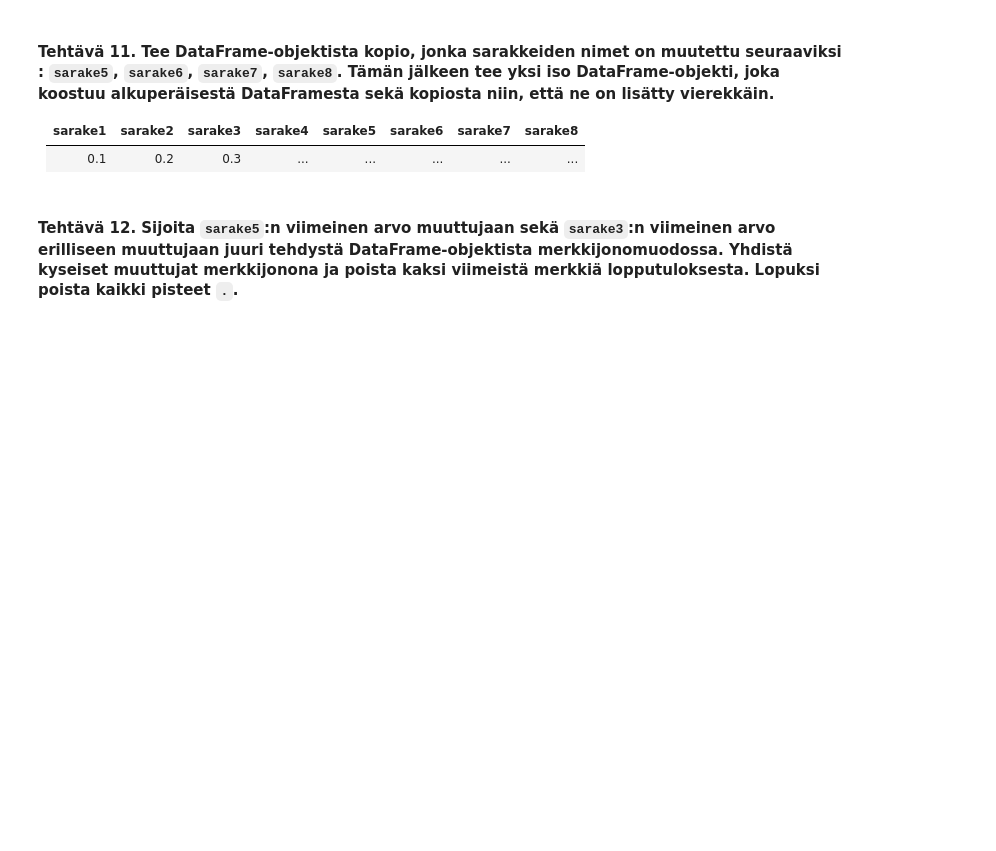
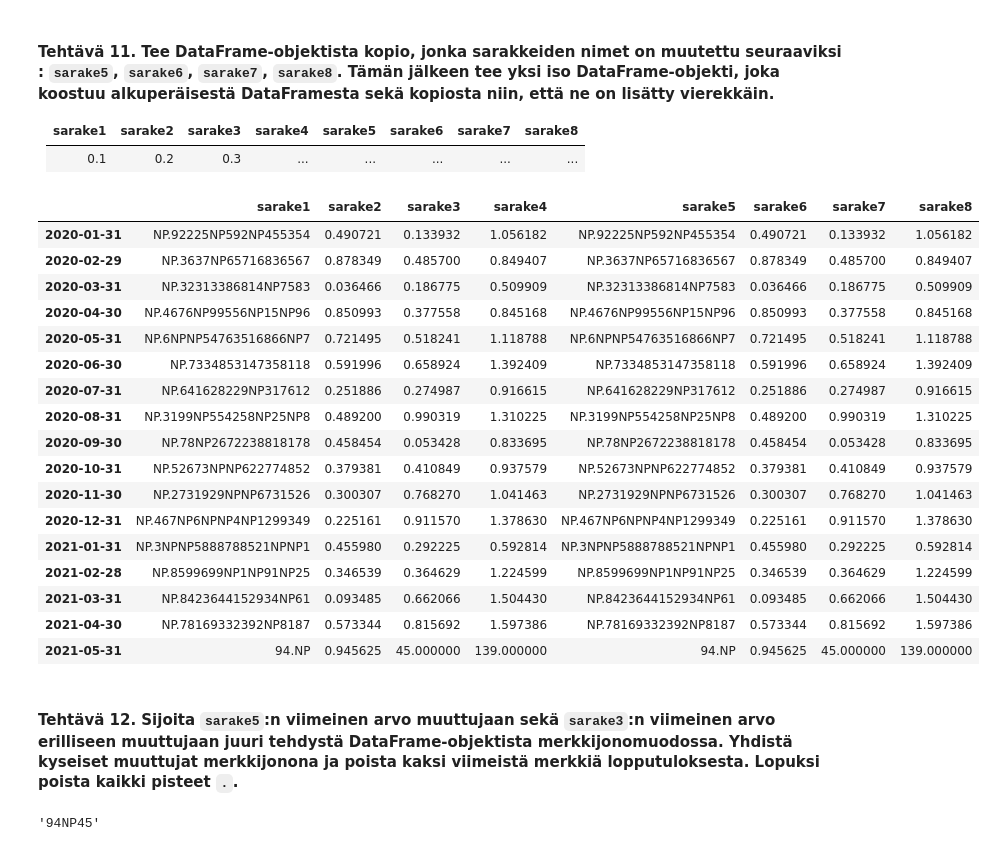
Before and after one commit to sannikattilakoski/datan-esikasittely, a Jupyter notebook: harjoitukset/Harjoitus_2_(Pandas).ipynb, the cells around one changed output. Cells and saved outputs as stored; diff of their text form; code cells hidden in the pictures; blank space fills up the shorter version.

```diff
--- a/harjoitukset/Harjoitus_2_(Pandas).ipynb
+++ b/harjoitukset/Harjoitus_2_(Pandas).ipynb
@@ -167,3 +167,5 @@ dataset
 #### Tehtävä 8. Resetoi DataFrame-objektin indeksi ja tulosta rivien määrä
 # %%
 #Käytetään reset_index() metodia indeksin resetoimiseen
+dataset.reset_index(drop=True, inplace=True)
+dataset
@@ -173,0 +193,5 @@ dataset
+# %%
+# Käytetään data_range:a aikasarjadatan tekemiseen
+timeserie = pd.date_range(start="1/1/2020", periods=len(dataset), freq='M')
+dataset.set_index(timeserie,inplace=True)
+dataset
@@ -177,0 +219,7 @@ dataset
+# %%
+# Muutetaan sarake1:n arvot merkkijonoksi astype() metodilla
+dataset["sarake1"] = dataset["sarake1"].astype(str)
+# Korvataan nollat 'NP'-kirjaimilla käyttäen str.replace:a
+dataset['sarake1'] = dataset['sarake1'].str.replace('0','NP')
+
+dataset
@@ -187,2 +252,27 @@ dataset
+# %%
+#
+dataframe_copy = dataset.copy()
+dataframe_copy.rename(columns = {'sarake1':'sarake5','sarake2':'sarake6','sarake3':'sarake7','sarake4':'sarake8'}, inplace = True)
+newframe = pd.concat([dataset, dataframe_copy], axis=1, join='inner')
+newframe
+# %% [output]
+|  | sarake1 | sarake2 | sarake3 | sarake4 | sarake5 | sarake6 | sarake7 | sarake8 |
+| 2020-01-31 | NP.92225NP592NP455354 | 0.490721 | 0.133932 | 1.056182 | NP.92225NP592NP455354 | 0.490721 | 0.133932 | 1.056182 |
+| 2020-02-29 | NP.3637NP65716836567 | 0.878349 | 0.485700 | 0.849407 | NP.3637NP65716836567 | 0.878349 | 0.485700 | 0.849407 |
+| 2020-03-31 | NP.32313386814NP7583 | 0.036466 | 0.186775 | 0.509909 | NP.32313386814NP7583 | 0.036466 | 0.186775 | 0.509909 |
+| 2020-04-30 | NP.4676NP99556NP15NP96 | 0.850993 | 0.377558 | 0.845168 | NP.4676NP99556NP15NP96 | 0.850993 | 0.377558 | 0.845168 |
+| 2020-05-31 | NP.6NPNP54763516866NP7 | 0.721495 | 0.518241 | 1.118788 | NP.6NPNP54763516866NP7 | 0.721495 | 0.518241 | 1.118788 |
+| 2020-06-30 | NP.7334853147358118 | 0.591996 | 0.658924 | 1.392409 | NP.7334853147358118 | 0.591996 | 0.658924 | 1.392409 |
+| 2020-07-31 | NP.641628229NP317612 | 0.251886 | 0.274987 | 0.916615 | NP.641628229NP317612 | 0.251886 | 0.274987 | 0.916615 |
+| 2020-08-31 | NP.3199NP554258NP25NP8 | 0.489200 | 0.990319 | 1.310225 | NP.3199NP554258NP25NP8 | 0.489200 | 0.990319 | 1.310225 |
+| 2020-09-30 | NP.78NP2672238818178 | 0.458454 | 0.053428 | 0.833695 | NP.78NP2672238818178 | 0.458454 | 0.053428 | 0.833695 |
+| 2020-10-31 | NP.52673NPNP622774852 | 0.379381 | 0.410849 | 0.937579 | NP.52673NPNP622774852 | 0.379381 | 0.410849 | 0.937579 |
+| 2020-11-30 | NP.2731929NPNP6731526 | 0.300307 | 0.768270 | 1.041463 | NP.2731929NPNP6731526 | 0.300307 | 0.768270 | 1.041463 |
+| 2020-12-31 | NP.467NP6NPNP4NP1299349 | 0.225161 | 0.911570 | 1.378630 | NP.467NP6NPNP4NP1299349 | 0.225161 | 0.911570 | 1.378630 |
+| 2021-01-31 | NP.3NPNP5888788521NPNP1 | 0.455980 | 0.292225 | 0.592814 | NP.3NPNP5888788521NPNP1 | 0.455980 | 0.292225 | 0.592814 |
+| 2021-02-28 | NP.8599699NP1NP91NP25 | 0.346539 | 0.364629 | 1.224599 | NP.8599699NP1NP91NP25 | 0.346539 | 0.364629 | 1.224599 |
+| 2021-03-31 | NP.8423644152934NP61 | 0.093485 | 0.662066 | 1.504430 | NP.8423644152934NP61 | 0.093485 | 0.662066 | 1.504430 |
+| 2021-04-30 | NP.78169332392NP8187 | 0.573344 | 0.815692 | 1.597386 | NP.78169332392NP8187 | 0.573344 | 0.815692 | 1.597386 |
+| 2021-05-31 | 94.NP | 0.945625 | 45.000000 | 139.000000 | 94.NP | 0.945625 | 45.000000 | 139.000000 |
 # %% [markdown]
 #### Tehtävä 12. Sijoita `sarake5`:n viimeinen arvo muuttujaan sekä `sarake3`:n viimeinen arvo erilliseen muuttujaan juuri tehdystä DataFrame-objektista merkkijonomuodossa. Yhdistä kyseiset muuttujat merkkijonona ja poista kaksi viimeistä merkkiä lopputuloksesta. Lopuksi poista kaikki pisteet `.`.
@@ -190,0 +279,10 @@ dataset
+# %%
+#
+last_value = newframe.iloc[-1,4]
+last_value2 = newframe.iloc[-1,2].astype(str)
+
+new_value = last_value + last_value2
+new_value[:len(new_value)-2]
+new_value.replace('.','')
+# %% [output]
+'94NP45'
```
Also changed, not shown: parts of 9 cells of this notebook.
